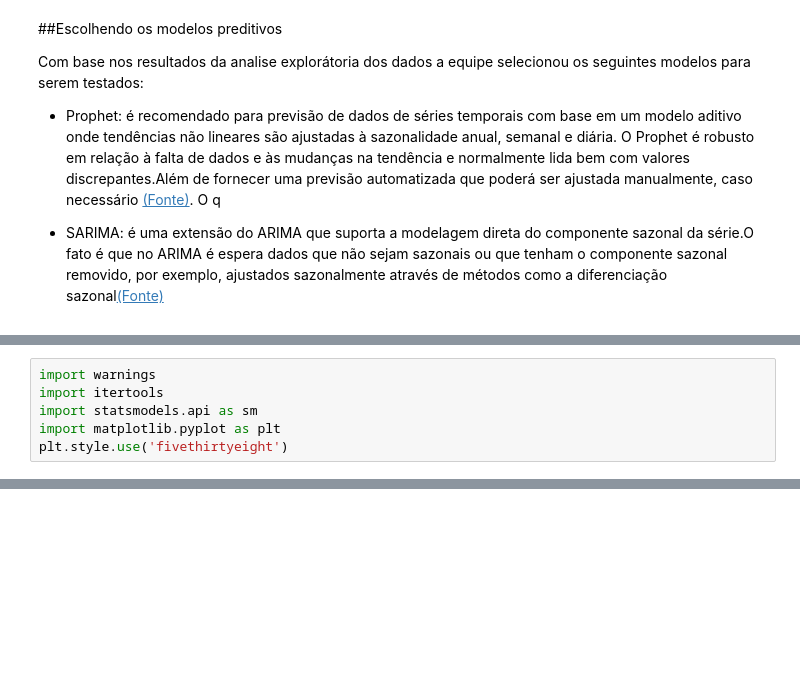
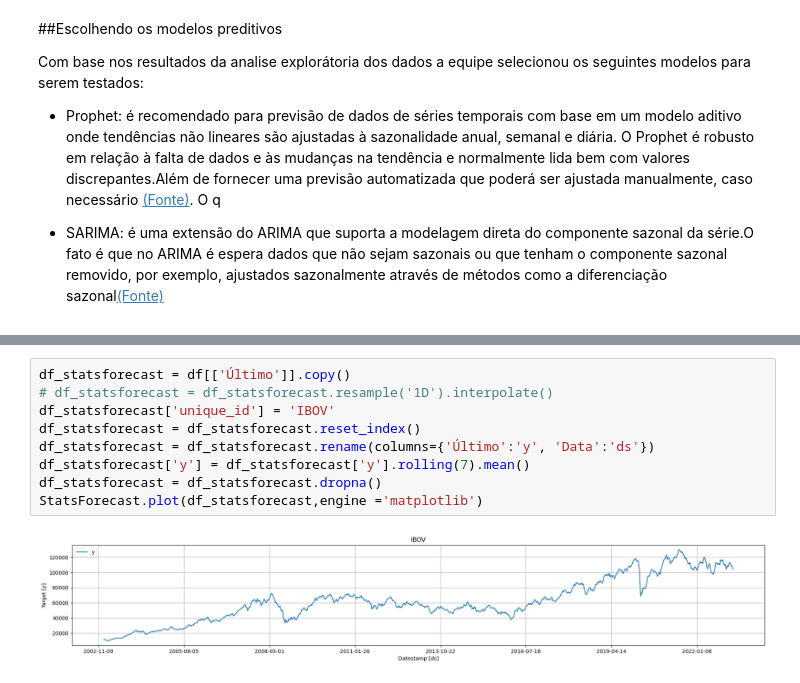
Before and after one commit to agcorrea/fiap-techchallenge-grupo41, a Jupyter notebook: fase-2/predicao-ibovespa.ipynb, the cells around one changed output, grey strips where cells are left out. Drawn from its saved outputs; the diff is of its cells as text; blank space fills up the shorter version.

```diff
--- a/fase-2/predicao-ibovespa.ipynb
+++ b/fase-2/predicao-ibovespa.ipynb
@@ -1080,6 +477,0 @@ MAPE 20.242 %
-# %%
-import warnings
-import itertools
-import statsmodels.api as sm
-import matplotlib.pyplot as plt
-plt.style.use('fivethirtyeight')
@@ -1213,0 +502,11 @@ resultado_final
+# %%
+df_statsforecast = df[['Último']].copy()
+# df_statsforecast = df_statsforecast.resample('1D').interpolate()
+df_statsforecast['unique_id'] = 'IBOV'
+df_statsforecast = df_statsforecast.reset_index()
+df_statsforecast = df_statsforecast.rename(columns={'Último':'y', 'Data':'ds'})
+df_statsforecast['y'] = df_statsforecast['y'].rolling(7).mean()
+df_statsforecast = df_statsforecast.dropna()
+StatsForecast.plot(df_statsforecast,engine ='matplotlib')
+# %% [output]
+[figure, added]
```
Also changed, not shown: parts of 134 cells of this notebook.
